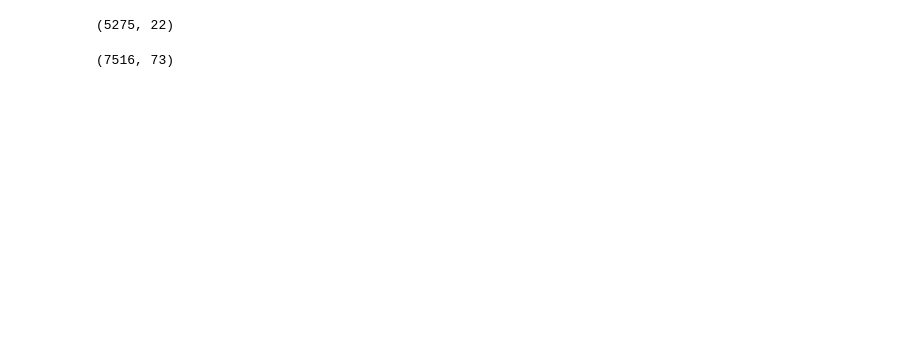
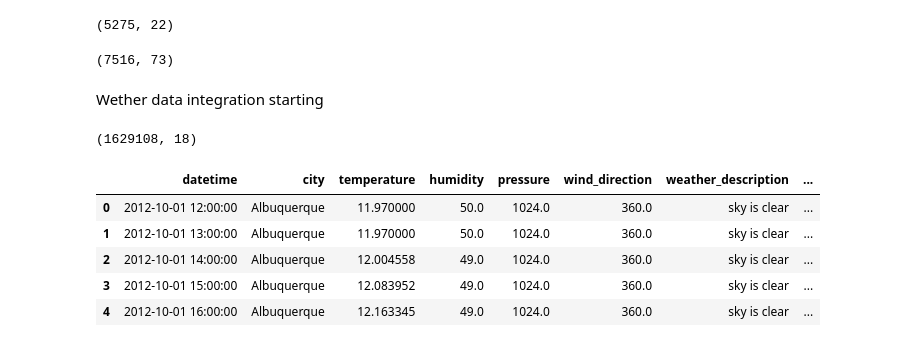
Before and after one commit to darshan-vgithub/Intelligent-Flight-Operations-Analytics-and-Decision-Support-Dashboard, a Jupyter notebook: notebooks/06_Master_Dataset_Integration.ipynb, the cells around one changed output. Drawn from its saved outputs; the diff is of its cells as text; code cells hidden in the pictures; blank space fills up the shorter version.

Commit message:
notebooks/06_Master_Dataset_Integration.ipynb: finished the data integration

```diff
--- a/notebooks/06_Master_Dataset_Integration.ipynb
+++ b/notebooks/06_Master_Dataset_Integration.ipynb
@@ -432,3 +432,17 @@ master = master.loc[:, ~master.columns.duplicated()]
 print(master.shape)
 # %% [output]
 (7516, 73)
+# %% [markdown]
+Wether data integration starting
+# %%
+print(weather.shape)
+
+weather.head()
+# %% [output]
+(1629108, 18)
+|  | datetime | city | temperature | humidity | pressure | wind_direction | weather_description | ... |
+| 0 | 2012-10-01 12:00:00 | Albuquerque | 11.970000 | 50.0 | 1024.0 | 360.0 | sky is clear | ... |
+| 1 | 2012-10-01 13:00:00 | Albuquerque | 11.970000 | 50.0 | 1024.0 | 360.0 | sky is clear | ... |
+| 2 | 2012-10-01 14:00:00 | Albuquerque | 12.004558 | 49.0 | 1024.0 | 360.0 | sky is clear | ... |
+| 3 | 2012-10-01 15:00:00 | Albuquerque | 12.083952 | 49.0 | 1024.0 | 360.0 | sky is clear | ... |
+| 4 | 2012-10-01 16:00:00 | Albuquerque | 12.163345 | 49.0 | 1024.0 | 360.0 | sky is clear | ... |
```
Also changed, not shown: parts of 10 cells of this notebook.
